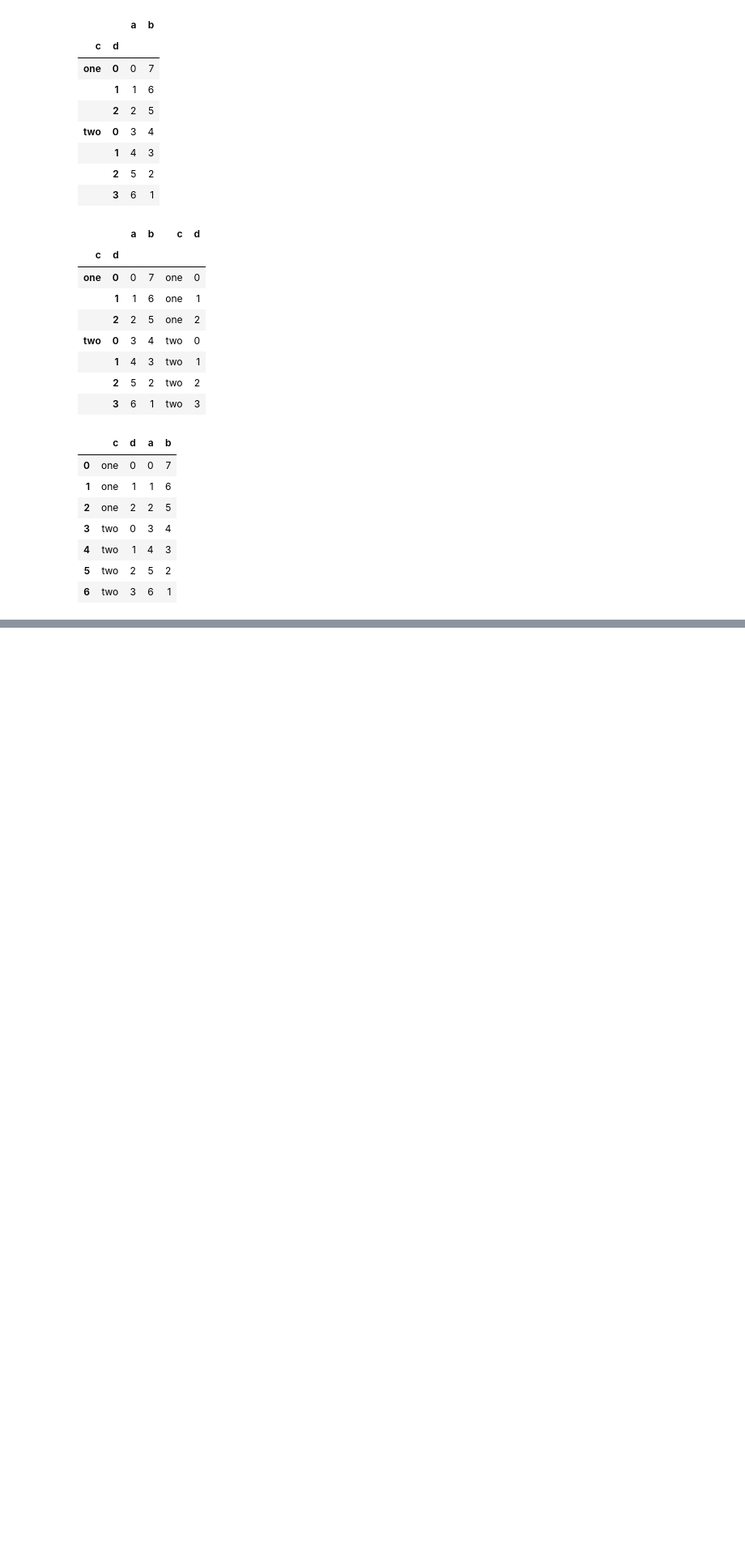
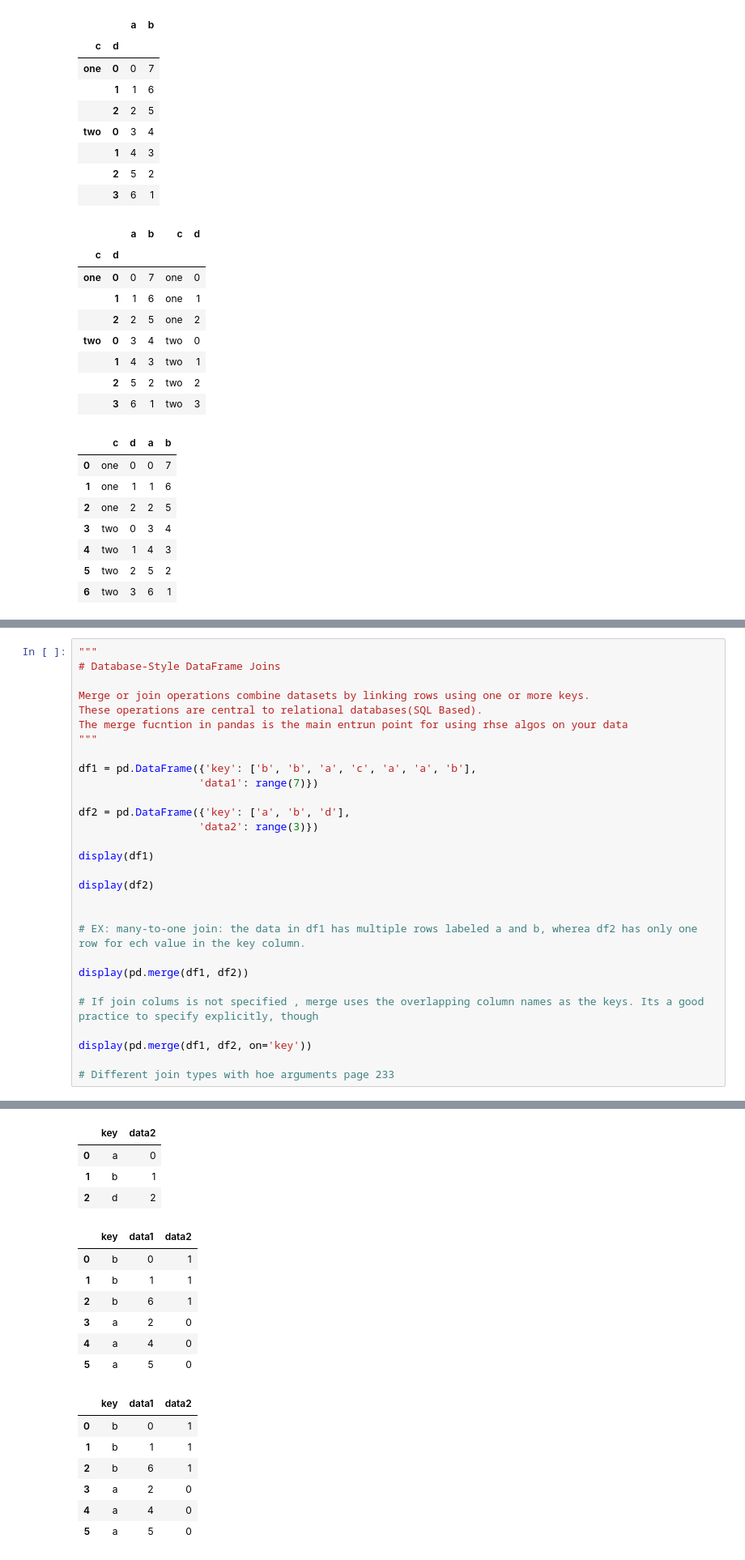
Before and after one commit to MuayThaiLegz/Py_DataAnalysis, a Jupyter notebook: PyForData_8.ipynb, the cells around one changed output, grey strips where cells are left out. Shown at 81% size. Drawn from its saved outputs; the diff is of its cells as text; blank space fills up the shorter version.

```diff
--- a/PyForData_8.ipynb
+++ b/PyForData_8.ipynb
@@ -347,0 +363,30 @@ display(level_stats_df2.reset_index())
+# %%
+"""
+# Database-Style DataFrame Joins
+
+Merge or join operations combine datasets by linking rows using one or more keys.
+These operations are central to relational databases(SQL Based).
+The merge fucntion in pandas is the main entrun point for using rhse algos on your data
+"""
+
+df1 = pd.DataFrame({'key': ['b', 'b', 'a', 'c', 'a', 'a', 'b'],
+                   'data1': range(7)})
+
+df2 = pd.DataFrame({'key': ['a', 'b', 'd'],
+                   'data2': range(3)})
+
+display(df1)
+
+display(df2)
+
+
+# EX: many-to-one join: the data in df1 has multiple rows labeled a and b, wherea df2 has only one row for ech value in the key column.
+
+display(pd.merge(df1, df2))
+
+# If join colums is not specified , merge uses the overlapping column names as the keys. Its a good practice to specify explicitly, though
+
+display(pd.merge(df1, df2, on='key'))
+
+# Different join types with hoe arguments page 233
+# %% [output]
@@ -347,0 +401,18 @@ display(level_stats_df2.reset_index())
+|  | key | data2 |
+| 0 | a | 0 |
+| 1 | b | 1 |
+| 2 | d | 2 |
+|  | key | data1 | data2 |
+| 0 | b | 0 | 1 |
+| 1 | b | 1 | 1 |
+| 2 | b | 6 | 1 |
+| 3 | a | 2 | 0 |
+| 4 | a | 4 | 0 |
+| 5 | a | 5 | 0 |
+|  | key | data1 | data2 |
+| 0 | b | 0 | 1 |
+| 1 | b | 1 | 1 |
+| 2 | b | 6 | 1 |
+| 3 | a | 2 | 0 |
+| 4 | a | 4 | 0 |
+| 5 | a | 5 | 0 |
```
Also changed, not shown: parts of 5 cells of this notebook.
